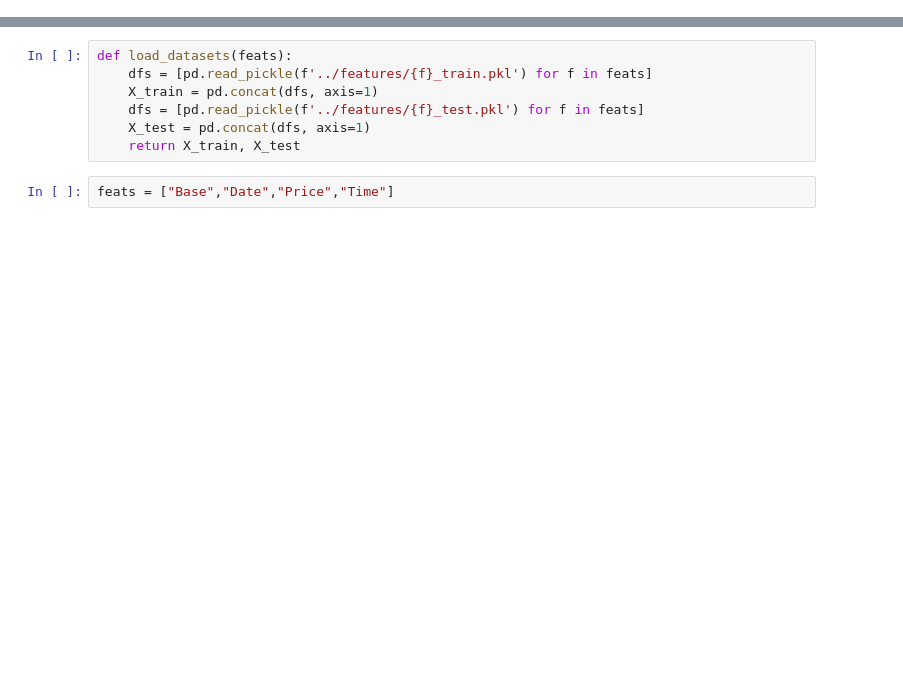
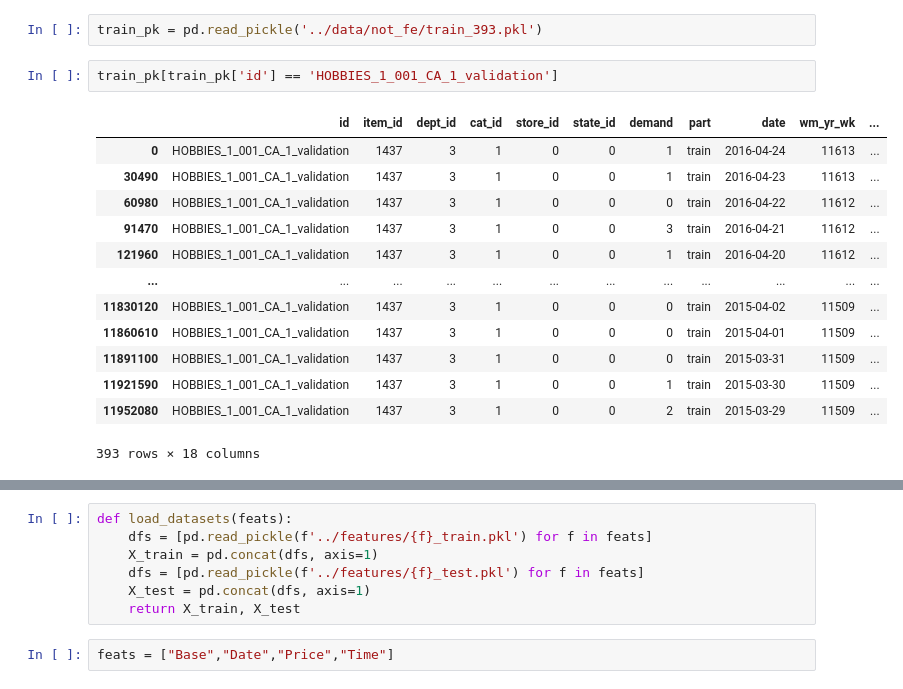
Before and after one commit to zakopuro/kaggle_walmart, a Jupyter notebook: notebook/check_data.ipynb, the cells around one changed output, grey strips where cells are left out. Cells and saved outputs as stored; diff of their text form; blank space fills up the shorter version.

```diff
--- a/notebook/check_data.ipynb
+++ b/notebook/check_data.ipynb
@@ -51,0 +334,18 @@ test.head()
+# %%
+train_pk = pd.read_pickle('../data/not_fe/train_393.pkl')
+# %%
+train_pk[train_pk['id'] == 'HOBBIES_1_001_CA_1_validation']
+# %% [output]
+|  | id | item_id | dept_id | cat_id | store_id | state_id | demand | part | date | wm_yr_wk | ... |
+| 0 | HOBBIES_1_001_CA_1_validation | 1437 | 3 | 1 | 0 | 0 | 1 | train | 2016-04-24 | 11613 | ... |
+| 30490 | HOBBIES_1_001_CA_1_validation | 1437 | 3 | 1 | 0 | 0 | 1 | train | 2016-04-23 | 11613 | ... |
+| 60980 | HOBBIES_1_001_CA_1_validation | 1437 | 3 | 1 | 0 | 0 | 0 | train | 2016-04-22 | 11612 | ... |
+| 91470 | HOBBIES_1_001_CA_1_validation | 1437 | 3 | 1 | 0 | 0 | 3 | train | 2016-04-21 | 11612 | ... |
+| 121960 | HOBBIES_1_001_CA_1_validation | 1437 | 3 | 1 | 0 | 0 | 1 | train | 2016-04-20 | 11612 | ... |
+| ... | ... | ... | ... | ... | ... | ... | ... | ... | ... | ... | ... |
+| 11830120 | HOBBIES_1_001_CA_1_validation | 1437 | 3 | 1 | 0 | 0 | 0 | train | 2015-04-02 | 11509 | ... |
+| 11860610 | HOBBIES_1_001_CA_1_validation | 1437 | 3 | 1 | 0 | 0 | 0 | train | 2015-04-01 | 11509 | ... |
+| 11891100 | HOBBIES_1_001_CA_1_validation | 1437 | 3 | 1 | 0 | 0 | 0 | train | 2015-03-31 | 11509 | ... |
+| 11921590 | HOBBIES_1_001_CA_1_validation | 1437 | 3 | 1 | 0 | 0 | 1 | train | 2015-03-30 | 11509 | ... |
+| 11952080 | HOBBIES_1_001_CA_1_validation | 1437 | 3 | 1 | 0 | 0 | 2 | train | 2015-03-29 | 11509 | ... |
+393 rows × 18 columns
```
Also changed, not shown: parts of 64 cells of this notebook, 10 other files.
